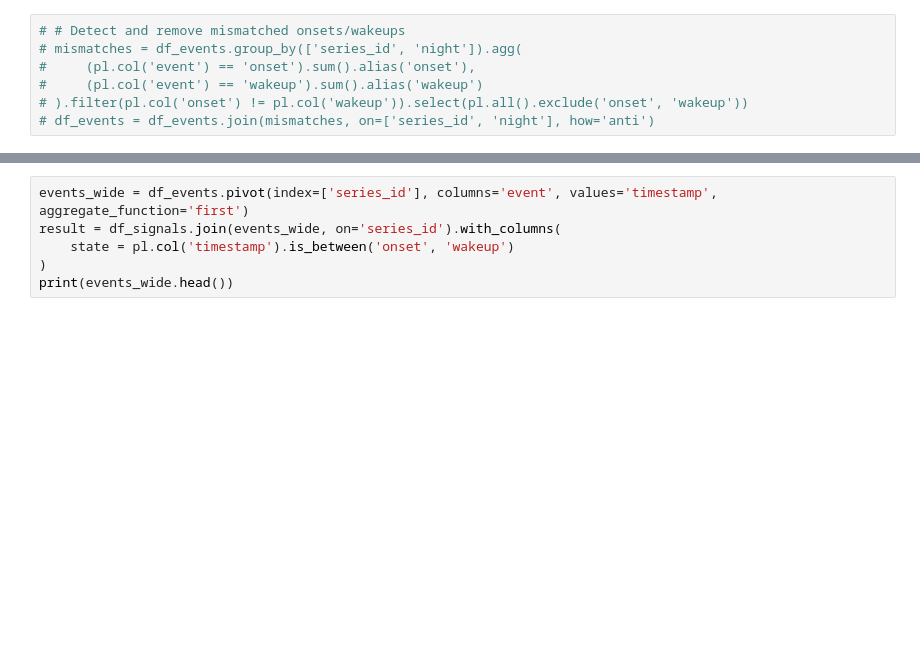
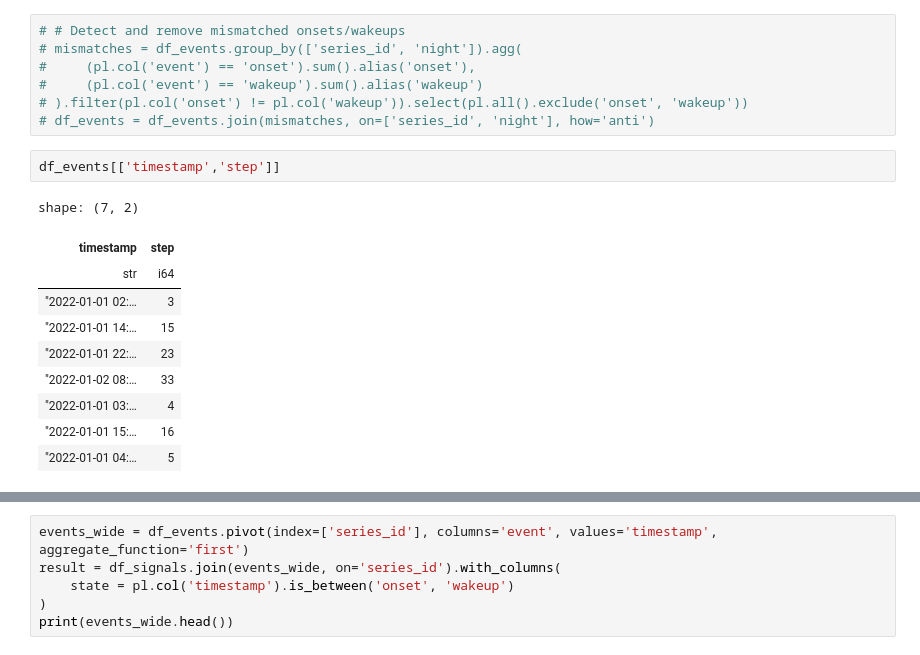
Before and after one commit to ODAncona/DetectSleepStates, a Jupyter notebook: test.ipynb, the cells around one changed output, grey strips where cells are left out. Saved outputs shown, nothing was run; the diff lists cells and outputs as text; blank space fills up the shorter version.

```diff
--- a/test.ipynb
+++ b/test.ipynb
@@ -37,6 +37,19 @@ df_events.write_csv("events.csv")
 #     (pl.col('event') == 'wakeup').sum().alias('wakeup')
 # ).filter(pl.col('onset') != pl.col('wakeup')).select(pl.all().exclude('onset', 'wakeup'))
 # df_events = df_events.join(mismatches, on=['series_id', 'night'], how='anti')
+# %%
+df_events[['timestamp','step']]
+# %% [output]
+shape: (7, 2)
+| timestamp | step |
+| str | i64 |
+| "2022-01-01 02:… | 3 |
+| "2022-01-01 14:… | 15 |
+| "2022-01-01 22:… | 23 |
+| "2022-01-02 08:… | 33 |
+| "2022-01-01 03:… | 4 |
+| "2022-01-01 15:… | 16 |
+| "2022-01-01 04:… | 5 |
 # %%
 df_events
 # %% [output]
```
Also changed, not shown: parts of 5 cells of this notebook, 3 other files.
